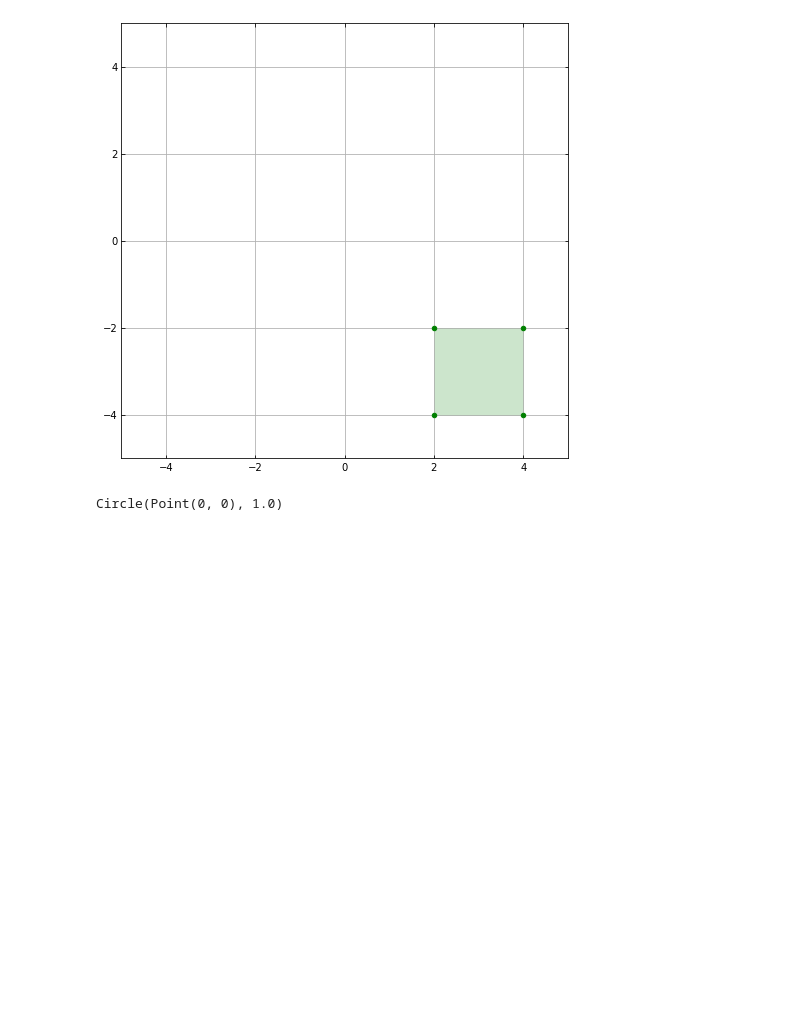
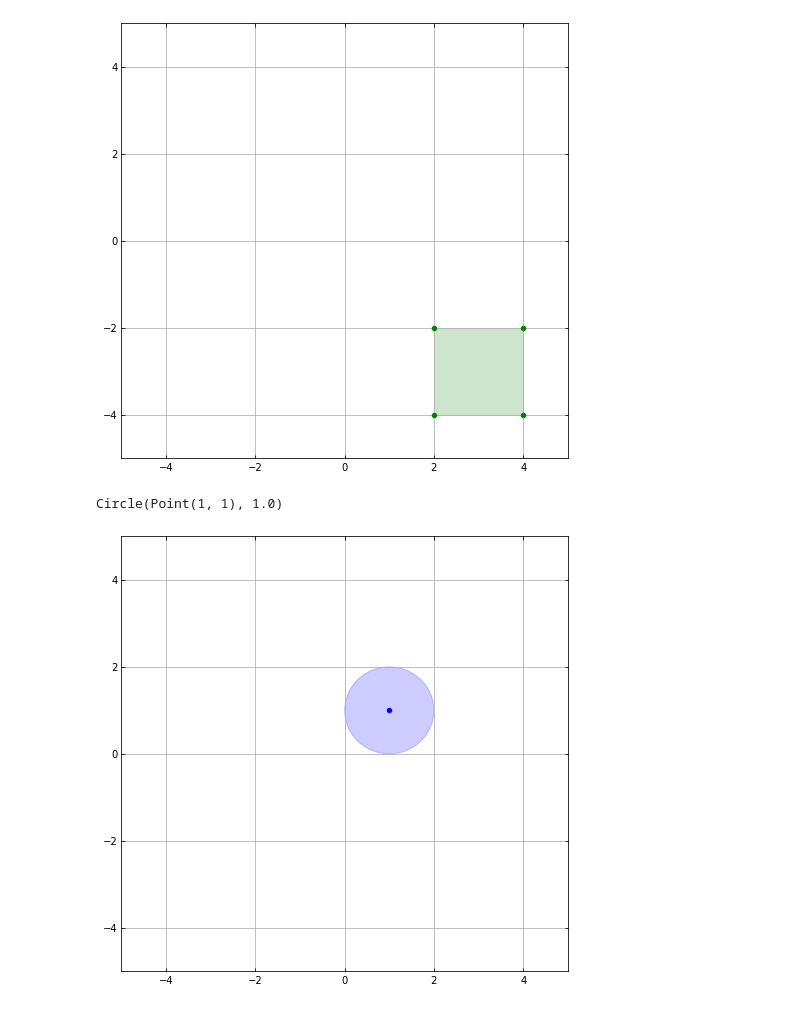
Before and after one commit to BrianGMcEnery/pythagorean-triples, a Jupyter notebook: notebooks/Drawing.ipynb, the cells around one changed output. Saved outputs shown, nothing was run; the diff lists cells and outputs as text; code cells hidden in the pictures; blank space fills up the shorter version.

```diff
--- a/notebooks/Drawing.ipynb
+++ b/notebooks/Drawing.ipynb
@@ -41,7 +41,11 @@ diagram.draw()
 # %% [output]
 [figure]
 # %%
-c = Circle(Point(0,0), 1.0)
+c = Circle(Point(1,1), 1.0)
 print(c)
+diagram = Diagram()
+diagram.add(c)
+diagram.draw()
 # %% [output]
-Circle(Point(0, 0), 1.0)
+Circle(Point(1, 1), 1.0)
+[figure, added]
```
Also changed, not shown: parts of 6 cells of this notebook, 5 other files.
